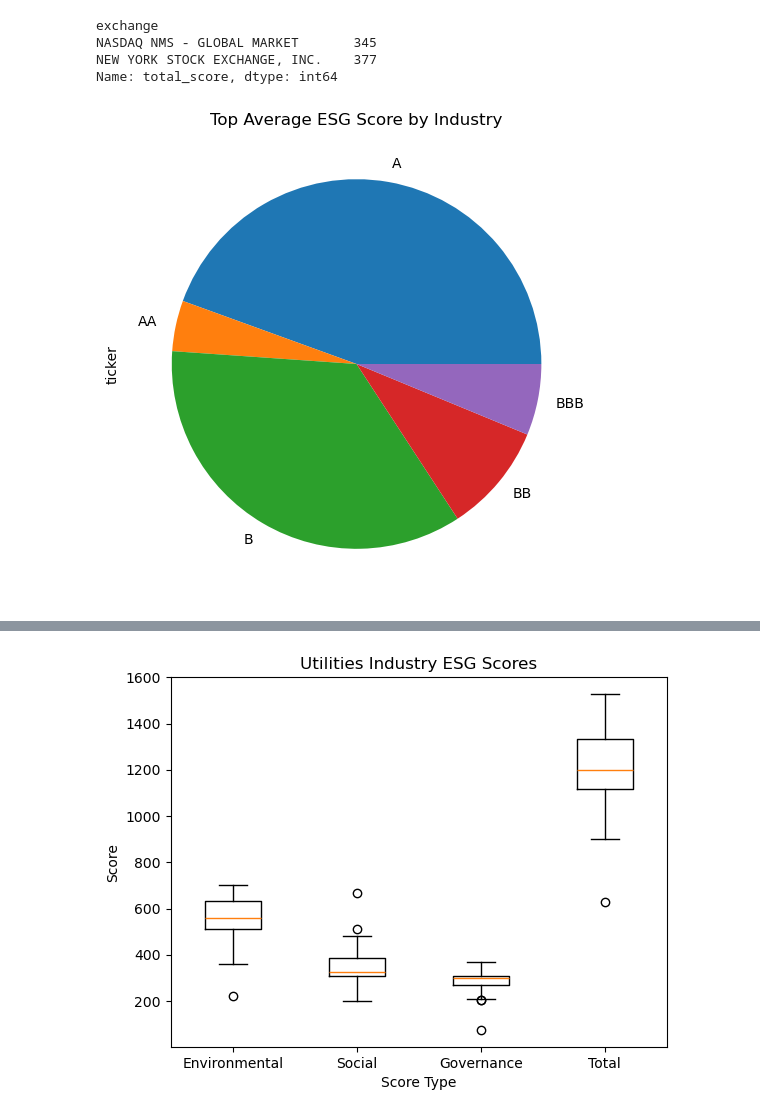
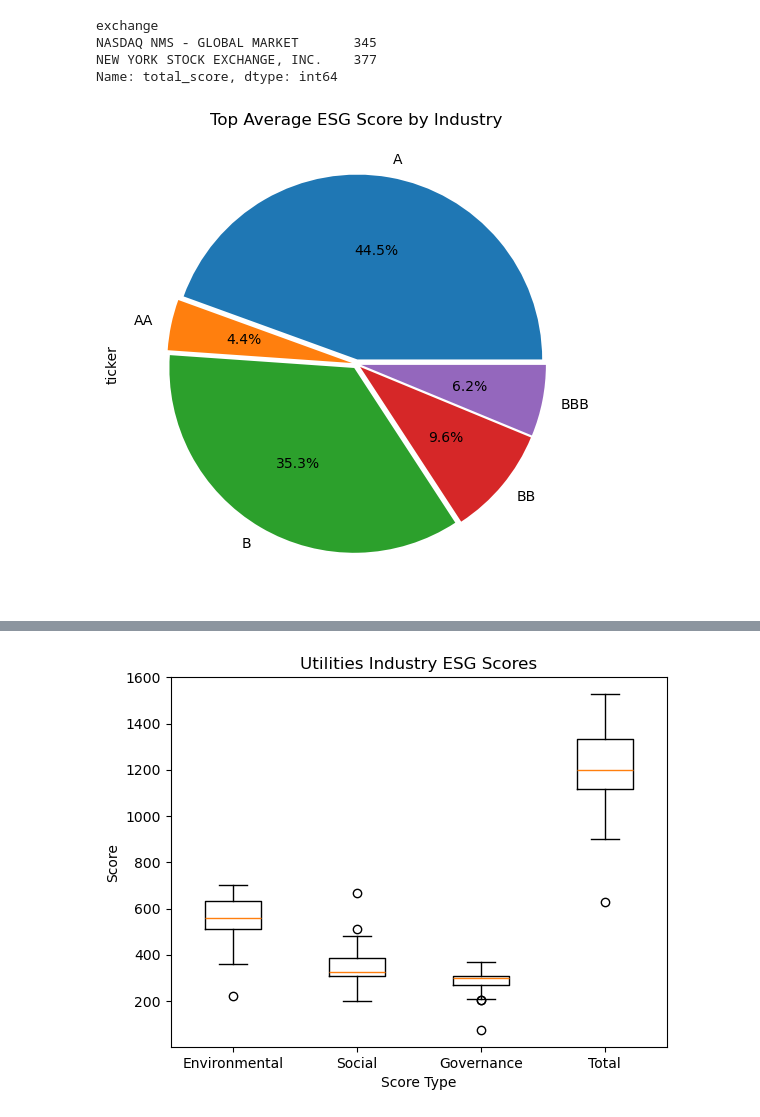
Before and after one commit to r-swift/Group-4-Project-1, a Jupyter notebook: ESG.ipynb, the cells around one changed output, grey strips where cells are left out. Drawn from its saved outputs; the diff is of its cells as text; code cells hidden in the pictures.

Commit message:
formatting update to pie chart

```diff
--- a/ESG.ipynb
+++ b/ESG.ipynb
@@ -213,12 +213,10 @@ NEW YORK STOCK EXCHANGE, INC.    377
 Name: total_score, dtype: int64
 # %%
 esg_enviro_grades = esg_data.groupby(["environment_grade"])["ticker"].count()
-esg_enviro_grades_pie = esg_enviro_grades.plot(kind="pie",
-                                                  title="Top Average ESG Score by Industry",
-                                                  figsize=(12,6),
-                                                  )
+esg_enviro_grades_pie = esg_enviro_grades.plot(kind="pie", autopct='%1.1f%%', explode=[0.025, 0.025, 0.025, 0.025, 0.025],
+                                                  figsize=(12,6), title="Top Average ESG Score by Industry")
 # %% [output]
-[figure, old version]
+[figure, new version]
 # %%
 esg_stats_util = esg_data.loc[esg_data['industry'] == 'Utilities',:]
 esg_stats_util = esg_stats_util.sort_values('total_score',ascending = False)
```
